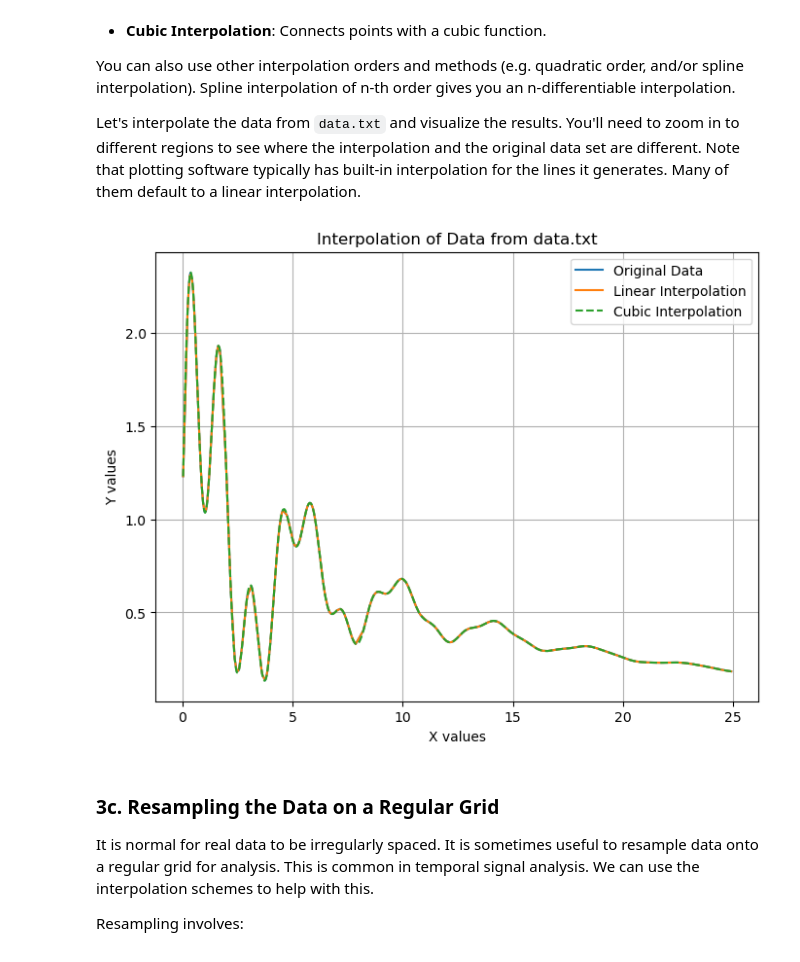
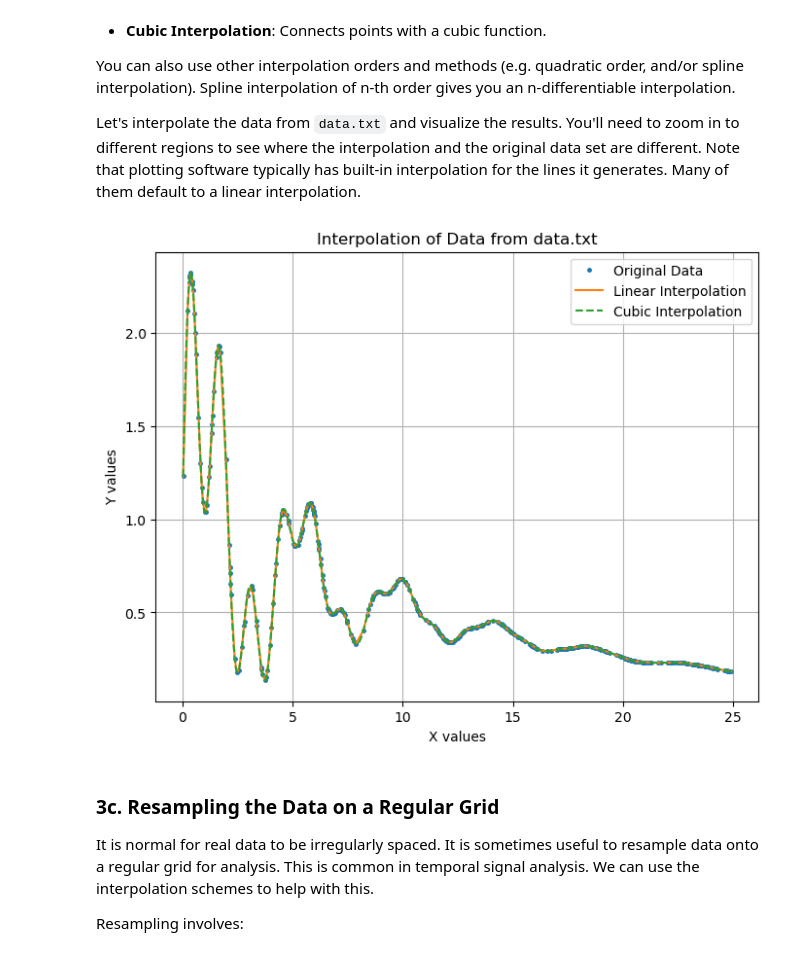
Before and after one commit to Phys3510-Fall2024/rotations-and-interpolation-MickyNG-94, a Jupyter notebook: rotations_and_interpolation.ipynb, the cells around one changed output. Cells and saved outputs as stored; diff of their text form; code cells hidden in the pictures.

```diff
--- a/rotations_and_interpolation.ipynb
+++ b/rotations_and_interpolation.ipynb
@@ -487,35 +511,38 @@ import matplotlib.pyplot as plt
 
 # Load data from 'data.txt' (if not already loaded)
 data = np.loadtxt('data.txt')
 
 # Separate the columns into X and Y
 x_data = data[:, 0]
 y_data = data[:, 1]
 
 # Create linear and cubic interpolation functions
 linear_interp = interp1d(x_data, y_data, kind='linear')
 cubic_interp = interp1d(x_data, y_data, kind='cubic')
 
 # Define a new set of x-values for interpolation
 x_new = np.linspace(np.min(x_data), np.max(x_data), 500)
 
 # Interpolate the data using both methods
 y_linear = linear_interp(x_new)
 y_cubic = cubic_interp(x_new)
 
 # Plot the original data and the interpolated results
 plt.figure(figsize=(8, 6))
-plt.plot(x_data, y_data, '-', label='Original Data', markersize=5)
+plt.plot(x_data, y_data, '.', label='Original Data', markersize=5)
 plt.plot(x_new, y_linear, '-', label='Linear Interpolation')
 plt.plot(x_new, y_cubic, '--', label='Cubic Interpolation')
 plt.title('Interpolation of Data from data.txt')
 plt.xlabel('X values')
 plt.ylabel('Y values')
 plt.grid(True)
 plt.legend()
 plt.show()
+
+#Note linear and cubic interpolation difference at local min, x = 8, & local max at x = 3
+#added og data pts for visibility
 # %% [output]
-[figure, old version]
+[figure, new version]
 # %% [markdown]
 ### 3c. Resampling the Data on a Regular Grid
 
```
Also changed, not shown: parts of 2 cells of this notebook.
